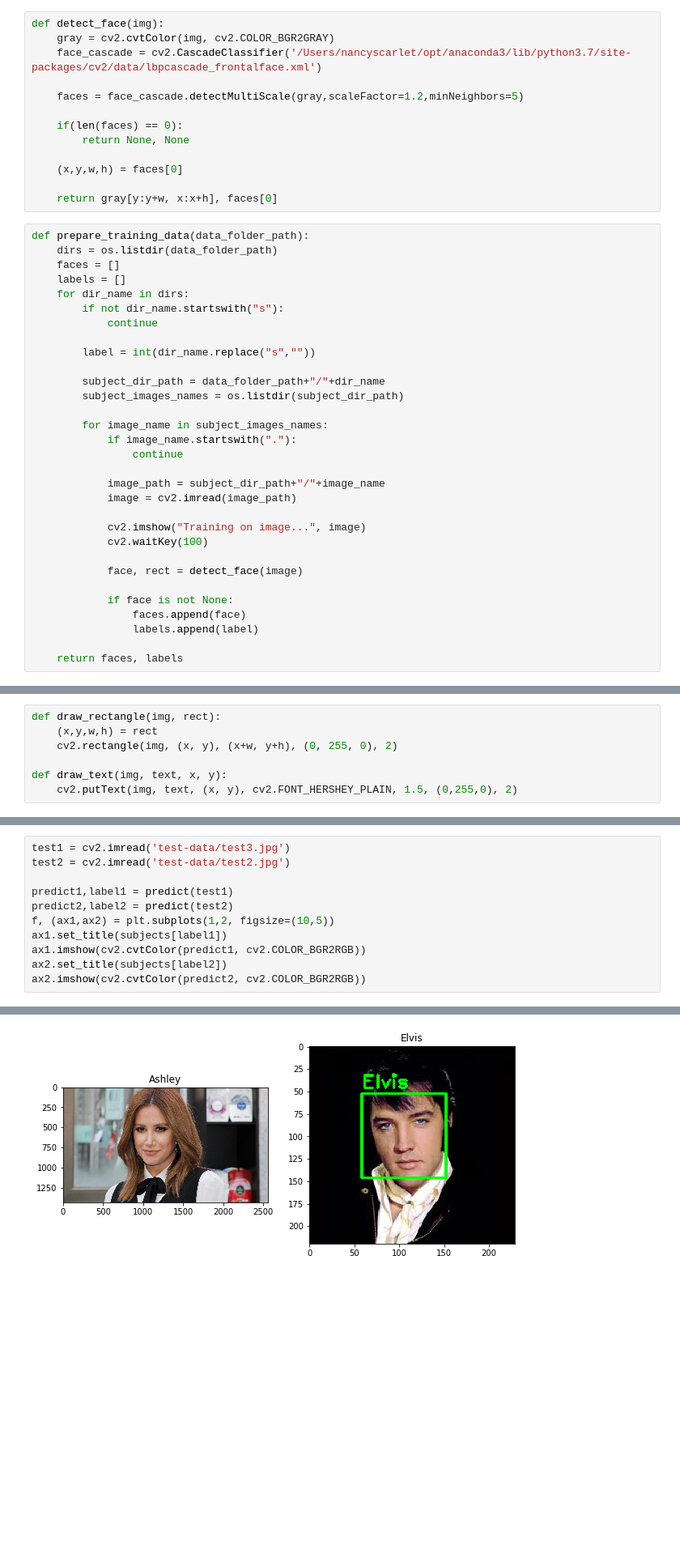
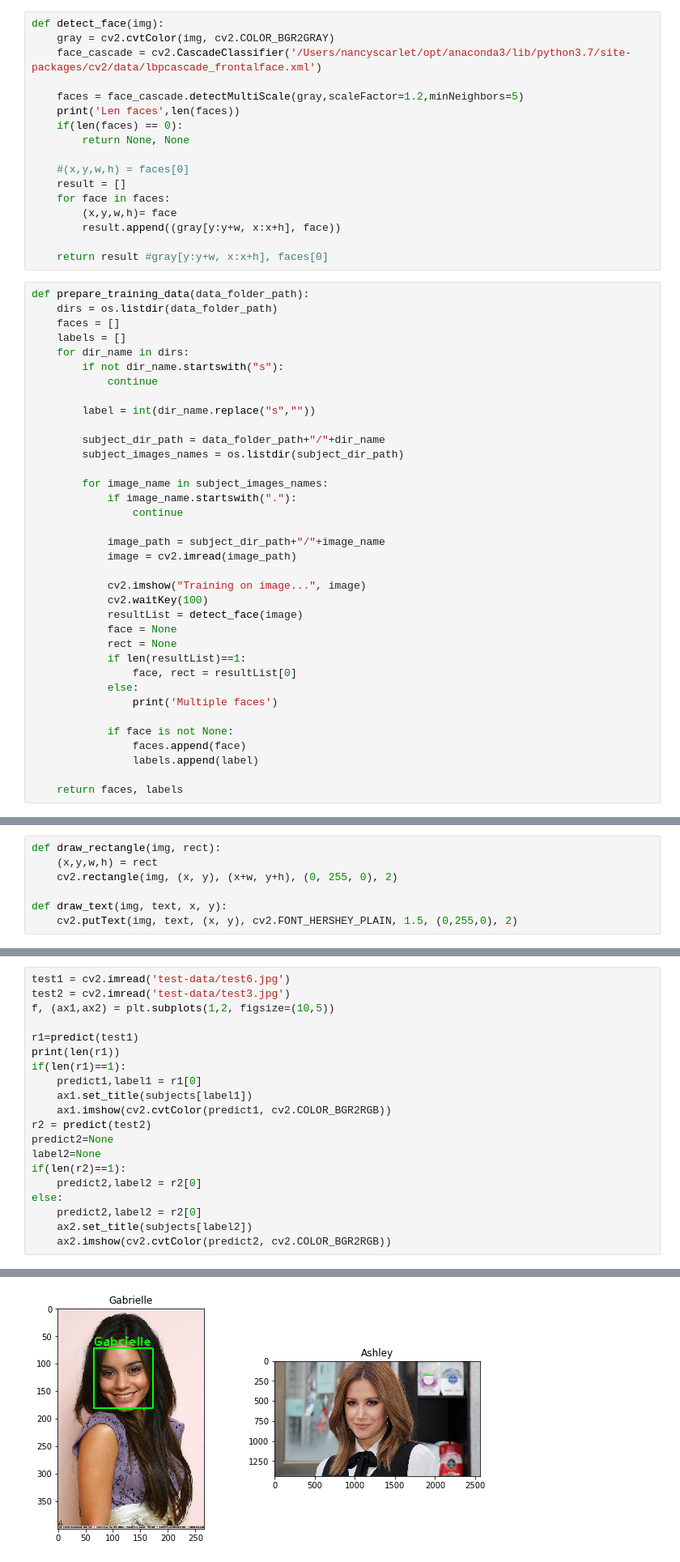
Before and after one commit to Haruhi1997/ComputerVisionProjects, a Jupyter notebook: FaceRecognition/FaceRecognition.ipynb, the cells around one changed output, grey strips where cells are left out. Shown: that part at 81% size. Saved outputs shown, nothing was run; the diff lists cells and outputs as text; blank space fills up the shorter version.

Commit message:
Committing face recognizer

```diff
--- a/FaceRecognition/FaceRecognition.ipynb
+++ b/FaceRecognition/FaceRecognition.ipynb
@@ -11,13 +11,17 @@ def detect_face(img):
     face_cascade = cv2.CascadeClassifier('/Users/nancyscarlet/opt/anaconda3/lib/python3.7/site-packages/cv2/data/lbpcascade_frontalface.xml')
 
     faces = face_cascade.detectMultiScale(gray,scaleFactor=1.2,minNeighbors=5)
-
+    print('Len faces',len(faces))
     if(len(faces) == 0):
         return None, None
 
-    (x,y,w,h) = faces[0]
+    #(x,y,w,h) = faces[0]
+    result = []
+    for face in faces:
+        (x,y,w,h)= face
+        result.append((gray[y:y+w, x:x+h], face))
 
-    return gray[y:y+w, x:x+h], faces[0]
+    return result #gray[y:y+w, x:x+h], faces[0]
 # %%
 def prepare_training_data(data_folder_path):
     dirs = os.listdir(data_folder_path)
@@ -41,8 +45,13 @@ def prepare_training_data(data_folder_path):
 
             cv2.imshow("Training on image...", image)
             cv2.waitKey(100)
-
-            face, rect = detect_face(image)
+            resultList = detect_face(image)
+            face = None
+            rect = None
+            if len(resultList)==1:
+                face, rect = resultList[0]
+            else:
+                print('Multiple faces')
 
             if face is not None:
                 faces.append(face)
@@ -100,12 +131,21 @@ def predict(test_img):
 # %%
-test1 = cv2.imread('test-data/test3.jpg')
-test2 = cv2.imread('test-data/test2.jpg')
+test1 = cv2.imread('test-data/test6.jpg')
+test2 = cv2.imread('test-data/test3.jpg')
+f, (ax1,ax2) = plt.subplots(1,2, figsize=(10,5))
 
-predict1,label1 = predict(test1)
-predict2,label2 = predict(test2)
-f, (ax1,ax2) = plt.subplots(1,2, figsize=(10,5))
-ax1.set_title(subjects[label1])
-ax1.imshow(cv2.cvtColor(predict1, cv2.COLOR_BGR2RGB))
-ax2.set_title(subjects[label2])
-ax2.imshow(cv2.cvtColor(predict2, cv2.COLOR_BGR2RGB))
+r1=predict(test1)
+print(len(r1))
+if(len(r1)==1):
+    predict1,label1 = r1[0]
+    ax1.set_title(subjects[label1])
+    ax1.imshow(cv2.cvtColor(predict1, cv2.COLOR_BGR2RGB))
+r2 = predict(test2)
+predict2=None
+label2=None
+if(len(r2)==1):
+    predict2,label2 = r2[0]
+else:
+    predict2,label2 = r2[0]
+    ax2.set_title(subjects[label2])
+    ax2.imshow(cv2.cvtColor(predict2, cv2.COLOR_BGR2RGB))
 # %% [output]
@@ -113 +158 @@ ax2.imshow(cv2.cvtColor(predict2, cv2.COLOR_BGR2RGB))
-[figure, old version]
+[figure, new version]
```
Also changed, not shown: parts of 6 cells of this notebook, 17 other files.
